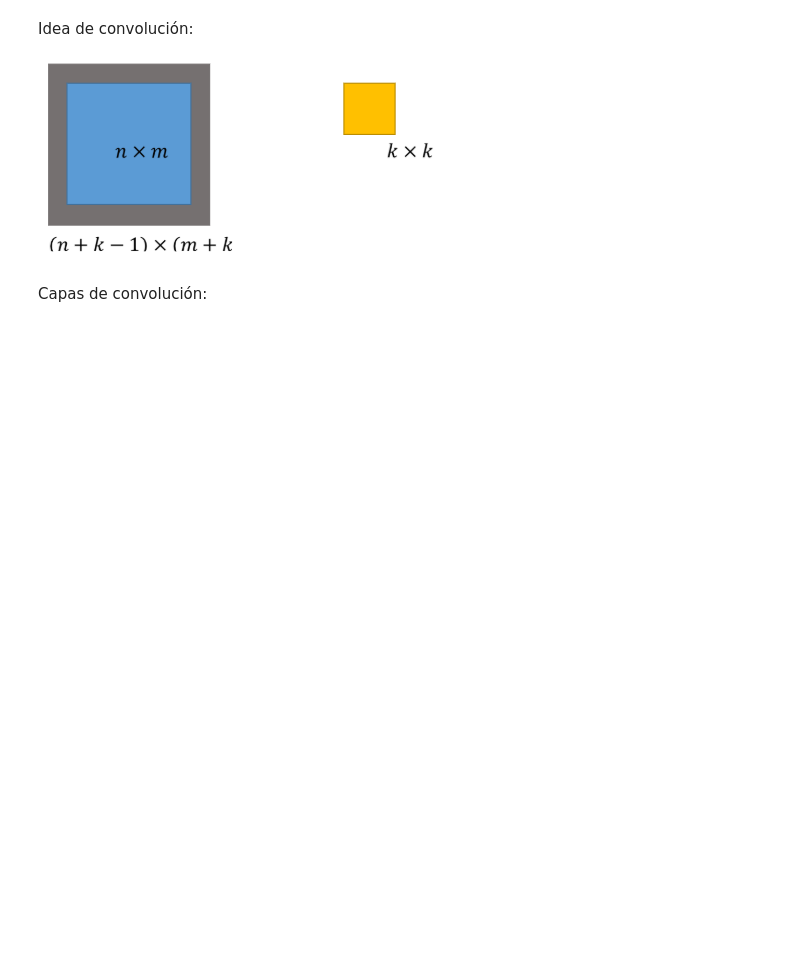
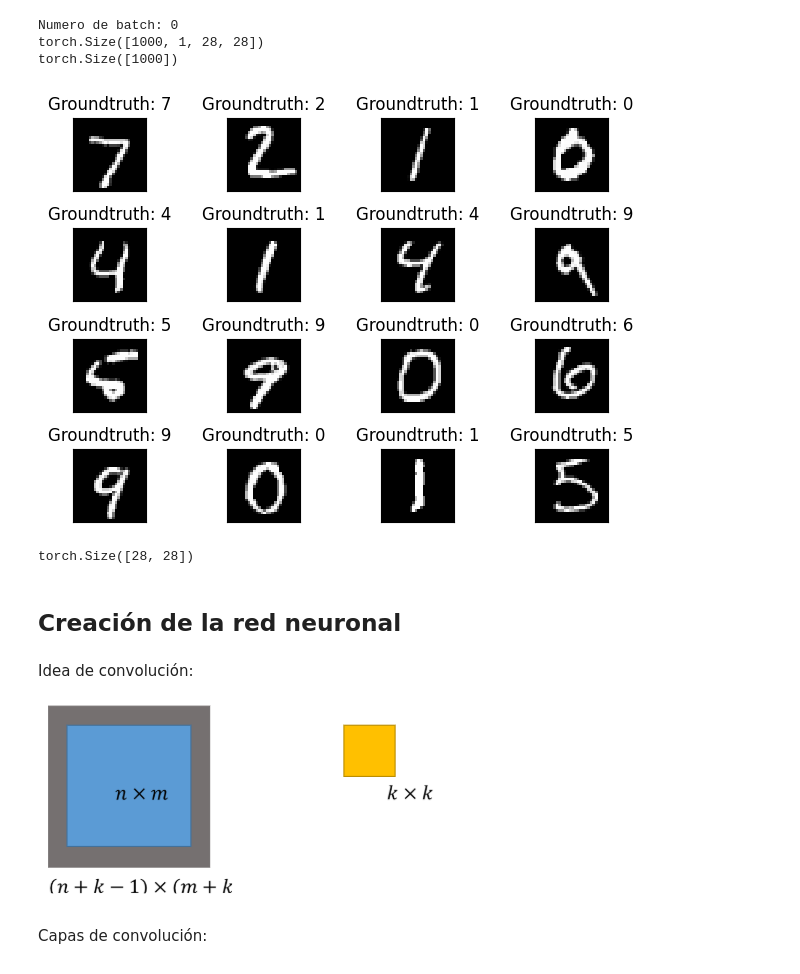
Before and after one commit to ivansipiran/CC5209-Vision-Computacional, a Jupyter notebook: Notebooks/08_CNN_MNIST.ipynb, the cells around one changed output. Saved outputs shown, nothing was run; the diff lists cells and outputs as text; code cells hidden in the pictures; blank space fills up the shorter version.

```diff
--- a/Notebooks/08_CNN_MNIST.ipynb
+++ b/Notebooks/08_CNN_MNIST.ipynb
@@ -113,0 +15,8 @@ Un filtro convolucional se desplaza por vecindades locales y comparte los mismos
+# %%
+num_classes = 10
+num_epochs = 5 # Cantidad de veces que todo el dataset para por la red
+batch_size_train = 64 # Cantidad de muestras que se utiliza en cada iteración
+batch_size_test = 1000
+momentum = 0.9 # Indica cuánto de la velocidad pasada se acumula en la nueva actualización
+learning_rate = 0.001
+log_interval = 100 # Auxiliar: cada cuántas iteraciones imprime información del entrenamiento
@@ -114,3 +92,34 @@ Un filtro convolucional se desplaza por vecindades locales y comparte los mismos
+# %%
+#examples = enumerate(train_loader)
+examples = enumerate(test_loader)
+
+batchId, (exampleData, exampleTargets) = next(examples) #Next batch
+print('Numero de batch: {}'.format(batchId))
+print(exampleData.shape)
+print(exampleTargets.shape)
+
+import matplotlib.pyplot as plt
+
+#Show the first 6 elements in the batch
+plt.figure()
+for i in range(16):
+  plt.subplot(4, 4, i+1)
+  plt.tight_layout()
+  plt.imshow(exampleData[i][0], cmap='gray', interpolation='none')
+  plt.title('Groundtruth: {}'.format(exampleTargets[i]))
+  plt.xticks([])
+  plt.yticks([])
+# %% [output]
+Numero de batch: 0
+torch.Size([1000, 1, 28, 28])
+torch.Size([1000])
+[figure, added]
+# %%
+print((exampleData[0][0]).shape)
+# %% [output]
+torch.Size([28, 28])
+# %% [markdown]
+## Creación de la red neuronal
 # %% [markdown]
 Idea de convolución:
 
```
Also changed, not shown: parts of 51 cells of this notebook, 8 other files.
